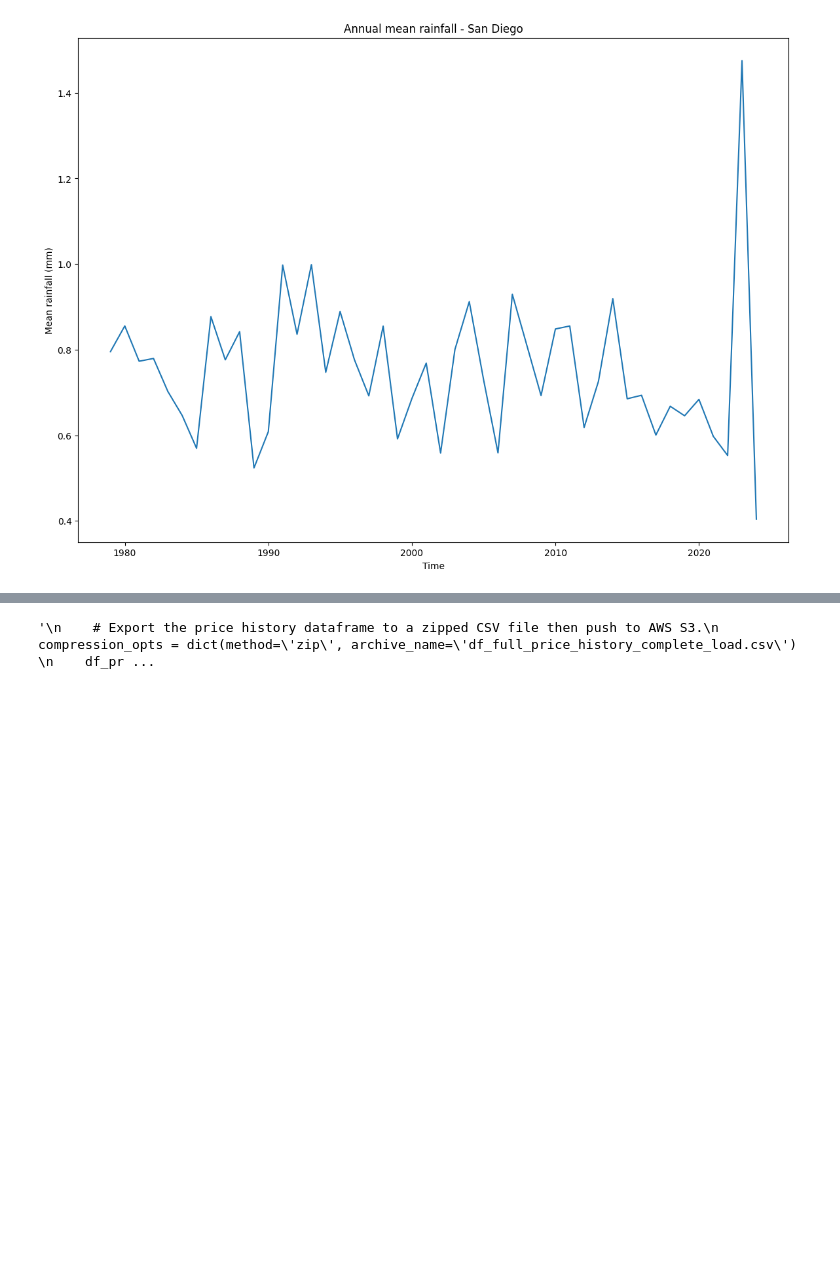
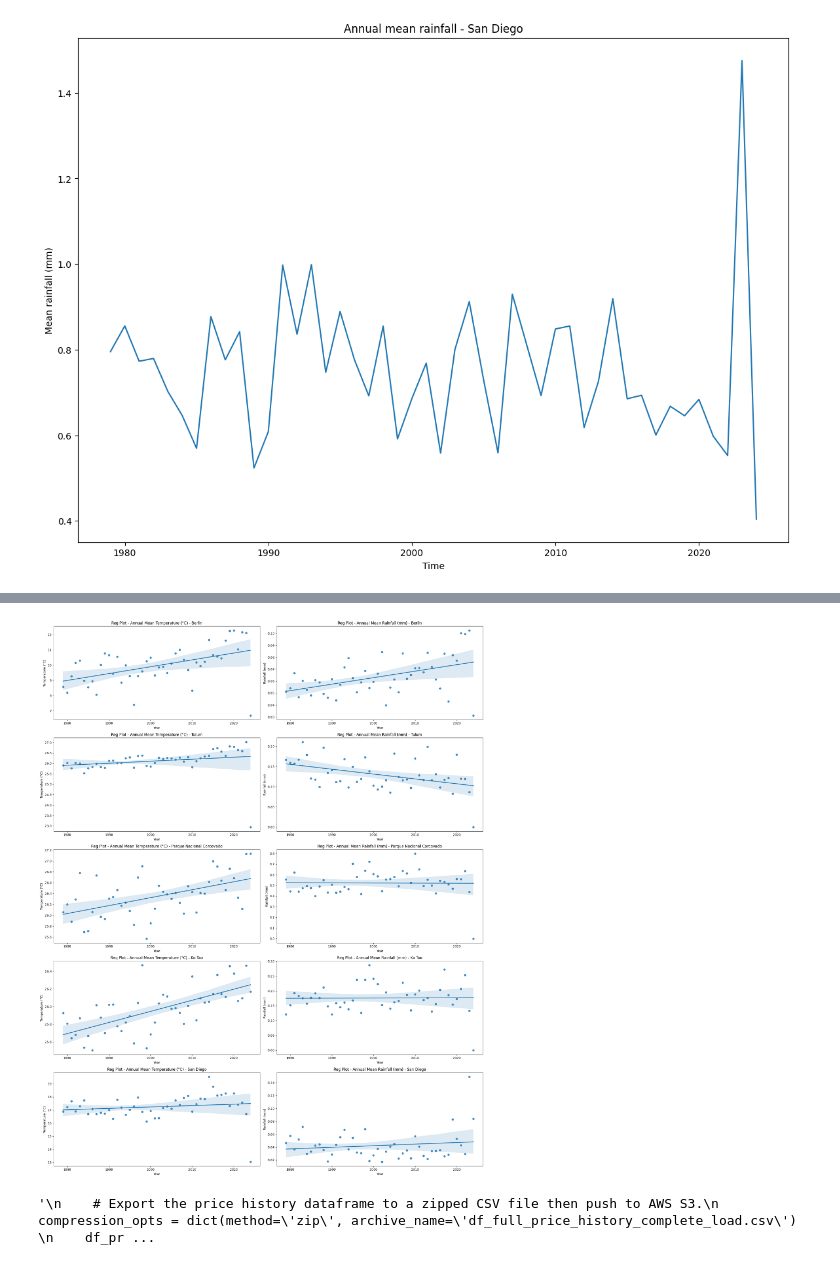
Before and after one commit to KatTiel/data_pipeline_weather_data, a Jupyter notebook: transform/open_weather_history.ipynb, the cells around one changed output, grey strips where cells are left out. Drawn from its saved outputs; the diff is of its cells as text; code cells hidden in the pictures; blank space fills up the shorter version.

```diff
--- a/transform/open_weather_history.ipynb
+++ b/transform/open_weather_history.ipynb
@@ -226,3 +219,27 @@ for city_name, df in zip(['Berlin', 'Tulum', 'Parque Nacional Corcovado', 'Ko Ta
+# %%
+# Plot all combined regression plots for mean annual temperature and rainfall
+def regplot_comb(df, city_name, ax, variable, ylabel):
+    sns.regplot(x=df['Y'].unique().astype(int), y=df[variable].groupby(df['Y']).mean().astype(float), ax=ax)
+    ax.set_xlabel("Year")
+    ax.set_ylabel(ylabel)
+    ax.set_title(f'Reg Plot - Annual Mean {ylabel} - {city_name}')
+
+# Create a 5x2 subplots grid
+fig, axes = plt.subplots(nrows=5, ncols=2, figsize=(20, 25))
+
+# Plot mean annual temperature data on the left side
+for i, (city_name, df) in enumerate(zip(['Berlin', 'Tulum', 'Parque Nacional Corcovado', 'Ko Tao', 'San Diego'], filtered_city_dfs)):
+    regplot_comb(df, city_name, axes[i, 0], 'main.temp', 'Temperature (°C)')
+
+# Plot mean annual rainfall data on the right side
+for i, (city_name, df) in enumerate(zip(['Berlin', 'Tulum', 'Parque Nacional Corcovado', 'Ko Tao', 'San Diego'], filtered_city_dfs)):
+    regplot_comb(df, city_name, axes[i, 1], 'rain.1h', 'Rainfall (mm)')
+
+# Show the plot
+plt.tight_layout()
+plt.show()
+# %% [output]
+[figure, added]
 # %%
 # Save filtered dataframes as CSV, compress it, upload it to AWS S3
 city_names = ["berlin", "tulum", "corcovado", "kotao", "sandiego"]
```
Also changed, not shown: parts of 4 cells of this notebook, 1 other file.
